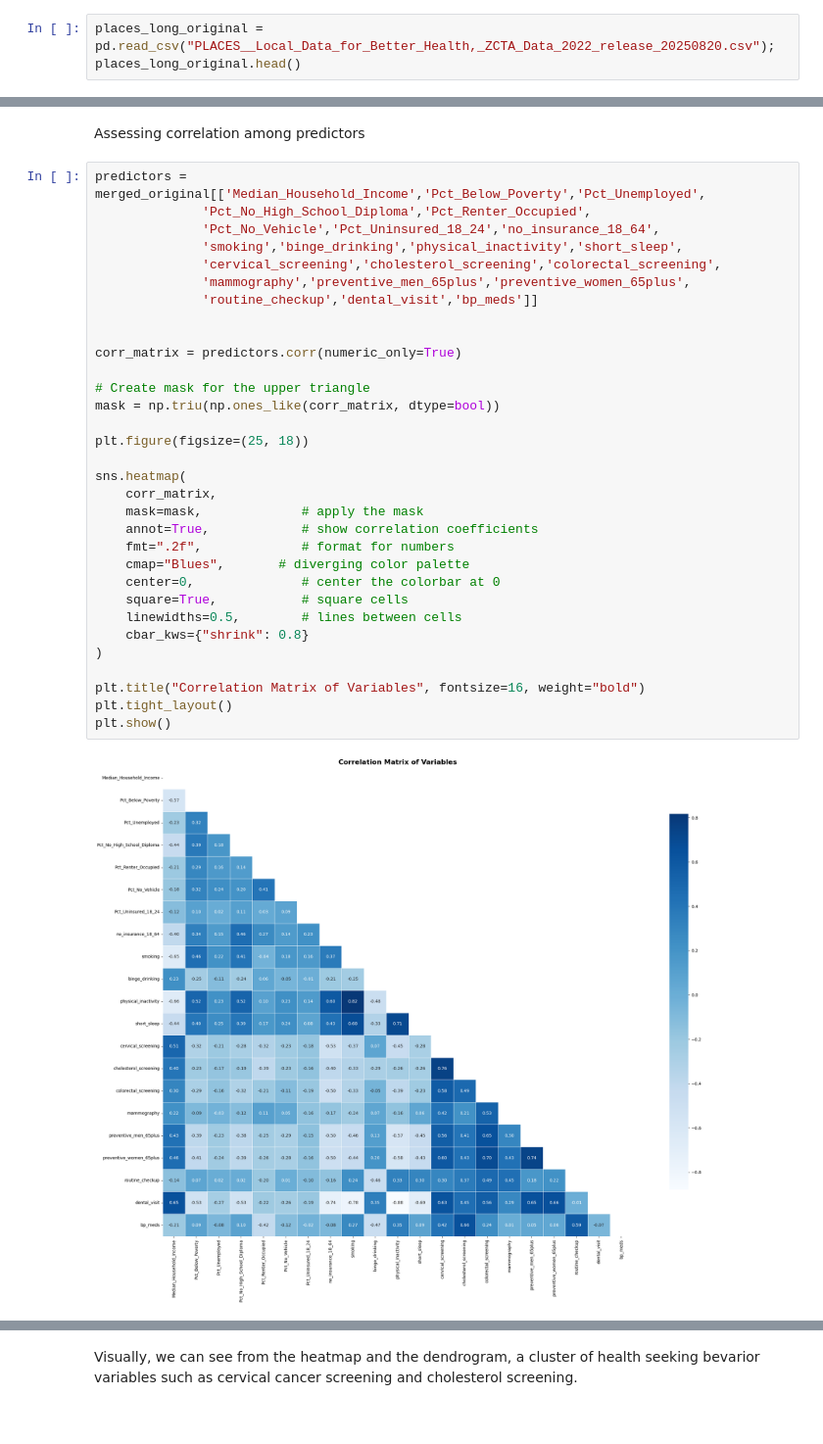
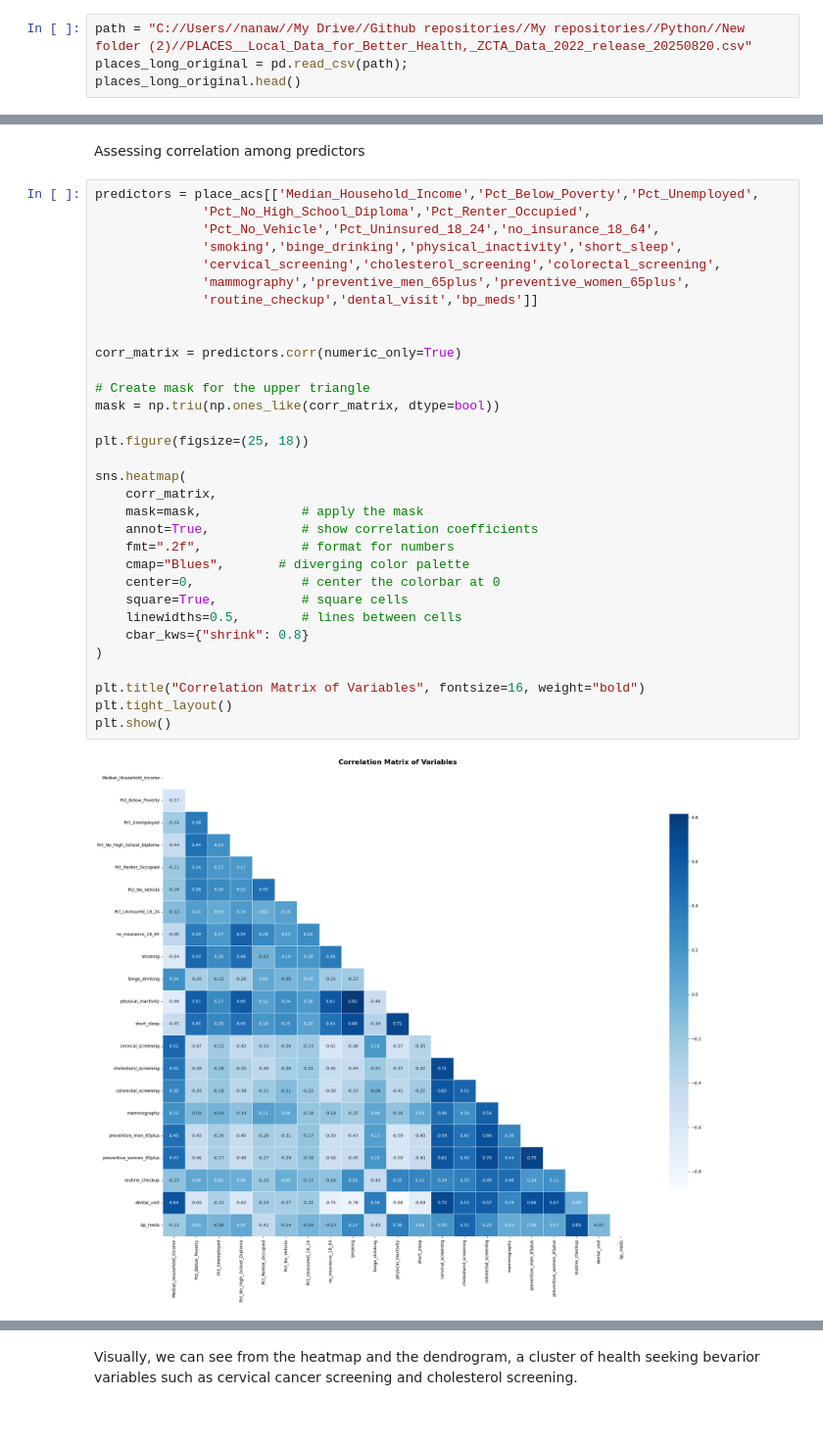
Before and after one commit to andrewnana/Python-data-cleaning-merging-visualization-and-modeling, a Jupyter notebook: acs-cdc.ipynb, the cells around one changed output, grey strips where cells are left out. Shown at 98% size. Saved outputs shown, nothing was run; the diff lists cells and outputs as text.

```diff
--- a/acs-cdc.ipynb
+++ b/acs-cdc.ipynb
@@ -42,7 +43,8 @@ __CDC PLACES data__
 <span style="font-size:14px"> The PLACES (Population Level Analysis and Community Estimates) project is a collaboration between the CDC, the Robert Wood Johnson Foundation, and the CDC Foundation. It provides community health estimates at four geographic levels, including ZIP Code Tabulation Area (ZCTA). ZCTAs are approximate representations of ZIP Code service areas created by the U.S. Census Bureau to enable the mapping and analysis of ZIP code-based data. The 2022 release provides model-based estimates for 29 measures, covering health outcomes, preventive service use, health risk behaviors, and health status. The estimates are based on data from the BRFSS, Census Bureau, and American Community Survey. The data is available through the CDC PLACES Data Portal in Open Data and GIS-friendly formats accessible at https://www.cdc.gov/places/tools/data-portal.html.
 </span>
 # %%
-places_long_original = pd.read_csv("PLACES__Local_Data_for_Better_Health,_ZCTA_Data_2022_release_20250820.csv");
+path = "C://Users//nanaw//My Drive//Github repositories//My repositories//Python//New folder (2)//PLACES__Local_Data_for_Better_Health,_ZCTA_Data_2022_release_20250820.csv"
+places_long_original = pd.read_csv(path);
 places_long_original.head()
 # %% [output]
 |  | Year | LocationName | DataSource | Category | Measure | Data_Value_Unit | Data_Value_Type | Data_Value | ... |
@@ -639,39 +641,39 @@ Functional / Quality of Life
 # %% [markdown]
 <span style="font-size:14px"> Assessing correlation among predictors
 # %%
-predictors = merged_original[['Median_Household_Income','Pct_Below_Poverty','Pct_Unemployed',
+predictors = place_acs[['Median_Household_Income','Pct_Below_Poverty','Pct_Unemployed',
               'Pct_No_High_School_Diploma','Pct_Renter_Occupied',
               'Pct_No_Vehicle','Pct_Uninsured_18_24','no_insurance_18_64',
               'smoking','binge_drinking','physical_inactivity','short_sleep',
               'cervical_screening','cholesterol_screening','colorectal_screening',
               'mammography','preventive_men_65plus','preventive_women_65plus',
               'routine_checkup','dental_visit','bp_meds']]
 
 
 corr_matrix = predictors.corr(numeric_only=True)
 
 # Create mask for the upper triangle
 mask = np.triu(np.ones_like(corr_matrix, dtype=bool))
 
 plt.figure(figsize=(25, 18))
 
 sns.heatmap(
     corr_matrix,
     mask=mask,             # apply the mask
     annot=True,            # show correlation coefficients
     fmt=".2f",             # format for numbers
     cmap="Blues",       # diverging color palette
     center=0,              # center the colorbar at 0
     square=True,           # square cells
     linewidths=0.5,        # lines between cells
     cbar_kws={"shrink": 0.8}
 )
 
 plt.title("Correlation Matrix of Variables", fontsize=16, weight="bold")
 plt.tight_layout()
 plt.show()
 # %% [output]
-[figure, old version]
+[figure, new version]
 # %%
 distance_matrix = 1 - corr_matrix
 linkage_matrix = linkage(squareform(distance_matrix), method='ward')
```
Also changed, not shown: parts of 41 cells of this notebook.
